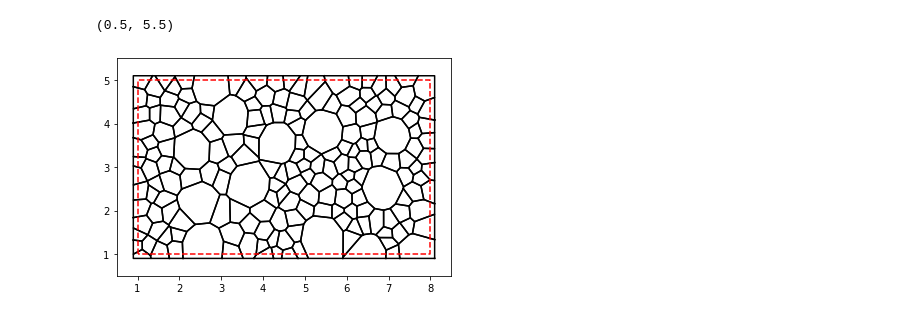
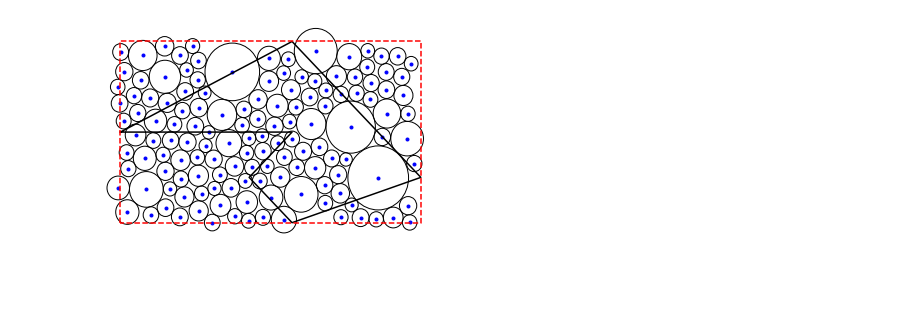
Before and after one commit to Connor-OS/voro-pack, a Jupyter notebook: 2d_notebook.ipynb, the cells around one changed output. Cells and saved outputs as stored; diff of their text form; code cells hidden in the pictures; blank space fills up the shorter version.

```diff
--- a/2d_notebook.ipynb
+++ b/2d_notebook.ipynb
@@ -154,0 +75,7 @@ with open("./mono.txt",'w') as output:
+# %%
+def generate_radius():
+    #This function generates a new particle radius sampled from the user defined PSD
+    rnd =  np.random.random()
+    i = 0
+    while rnd > size_dist['cfd'][i+1] and i<len(size_dist['cfd']): i+=1
+    return (size_dist['rad'][i] + ((rnd - size_dist['cfd'][i])*(size_dist['rad'][i+1]-size_dist['rad'][i]))/(size_dist['cfd'][i+1]-size_dist['cfd'][i]))
@@ -165,0 +422,11 @@ plt.show()
+# %%
+vor,particles_exact = lloyds(points,25)
+particles_dense = []
+
+for i in vor:
+    verts = i['vertices']
+    verts = [j.tolist() for j in verts]
+    verts = np.array(verts+[verts[0]])
+
+    inscribed_circle = circ_inscribe(verts)
+    particles_dense.append(inscribed_circle)
@@ -166,21 +447,21 @@ plt.show()
 # %%
-vor = voro.compute_2d_voronoi(
-  points[:,:2],
-  # points[:,:2].tolist(), # point positions
-  [[xmin-0.1,xmax+0.1], [ymin-0.1,ymax+0.1]], # limits
-  2.0, # block size
-  radii=points[:,2] # particle radii -- optional, and keyword-compatible arg.
-)
+fig, ax = plt.subplots()
+for particle in particles_dense:
+    plt.plot(particle[0],particle[1],'b.')
+    ax.add_patch(plt.Circle((particle[0],particle[1]),particle[2], fill=False, color = 'black'))
 
-for i in vor:
-    poly = Polygon(i['vertices'])
-    x,y = poly.exterior.xy
-    plt.plot(x,y,'black')
+# for j in vor:
+#     poly = Polygon(j['vertices'])
+#     x,y = poly.exterior.xy
+#     plt.plot(x,y,'black')
 
-# plt.plot(polygon[:,0],polygon[:,1],color = 'black')
+plt.plot(polygon[:,0],polygon[:,1],color = 'black')
 plt.plot([xmin,xmin,xmax,xmax,xmin],[ymin,ymax,ymax,ymin,ymin],'r--')
-plt.xlim([xmin-0.5,xmax+0.5])
-plt.ylim([ymin-0.5,ymax+0.5])
+
+plt.xlim([xmin-0.4,xmax+0.4])
+plt.ylim([ymin-0.4,ymax+0.4])
+plt.axis('off')
+# plt.savefig('./figs/particles_poly', dpi=300)
+plt.show()
 # %% [output]
-(0.5, 5.5)
-[figure, old version]
+[figure, new version]
```
Also changed, not shown: parts of 28 cells of this notebook, 2 other files.
